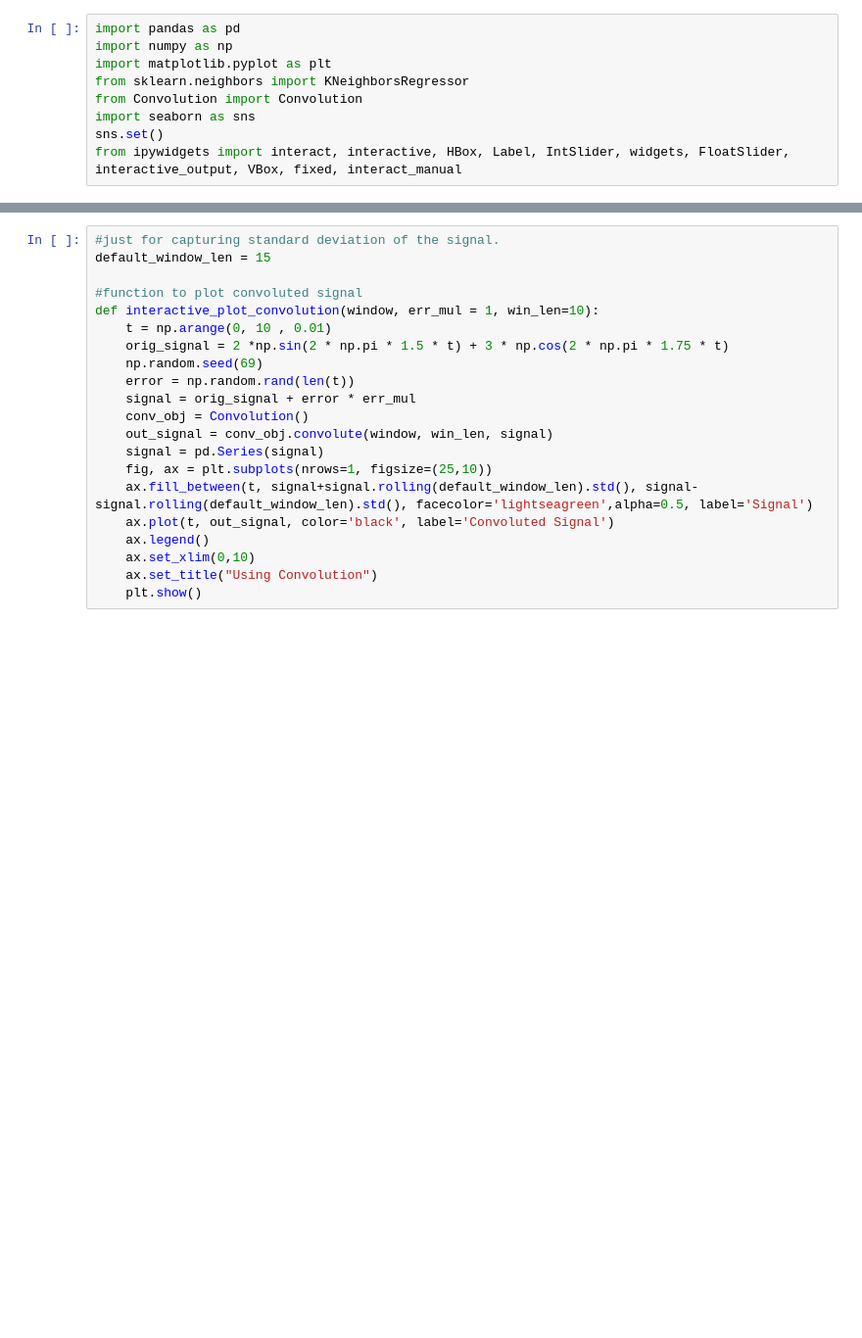
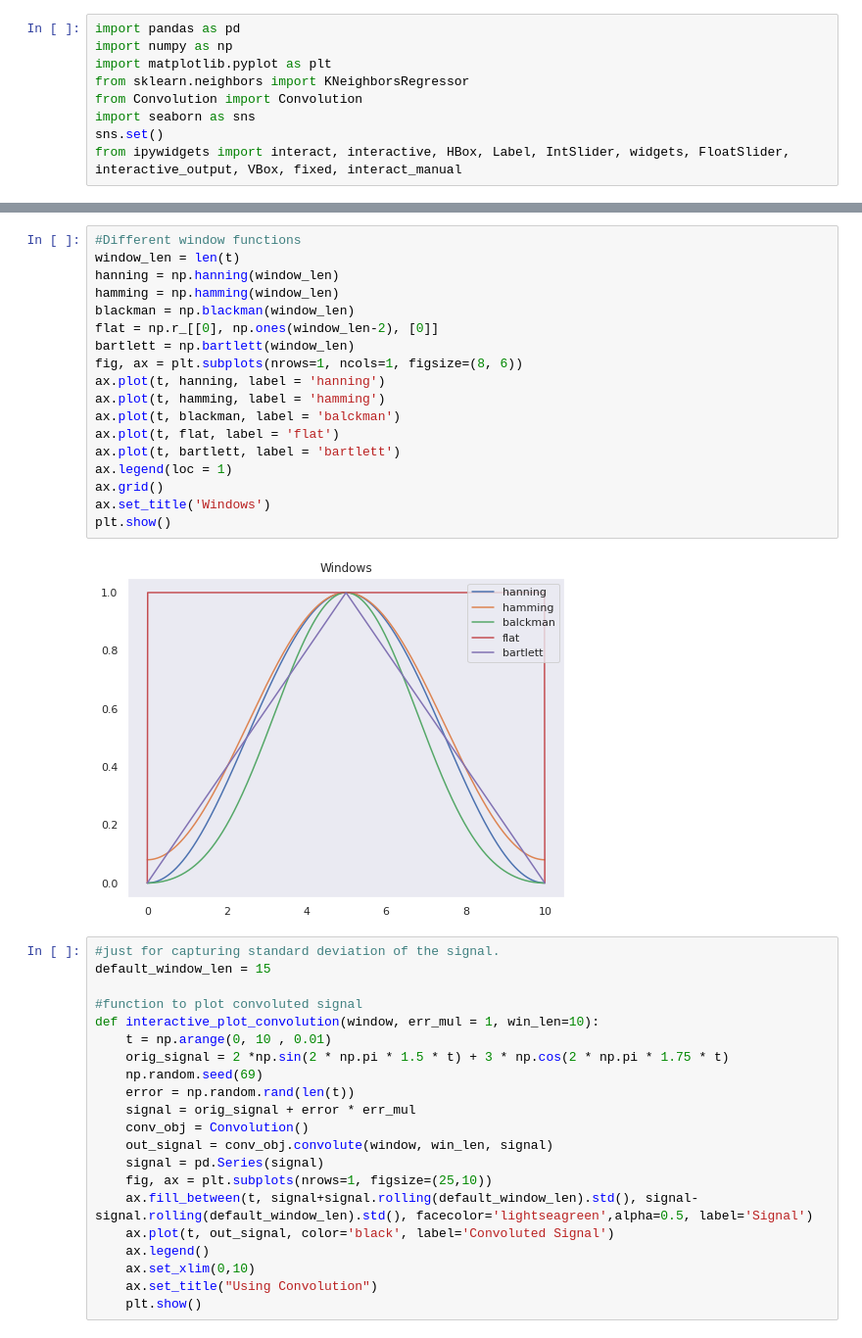
Before and after one commit to notsoharshdevisha/signal_processing, a Jupyter notebook: 1D_Signal_Processing.ipynb, the cells around one changed output, grey strips where cells are left out. Shown at 98% size. Drawn from its saved outputs; the diff is of its cells as text; blank space fills up the shorter version.

```diff
--- a/1D_Signal_Processing.ipynb
+++ b/1D_Signal_Processing.ipynb
@@ -33,3 +33,23 @@ plt.show()
+# %%
+#Different window functions
+window_len = len(t)
+hanning = np.hanning(window_len)
+hamming = np.hamming(window_len)
+blackman = np.blackman(window_len)
+flat = np.r_[[0], np.ones(window_len-2), [0]]
+bartlett = np.bartlett(window_len)
+fig, ax = plt.subplots(nrows=1, ncols=1, figsize=(8, 6))
+ax.plot(t, hanning, label = 'hanning')
+ax.plot(t, hamming, label = 'hamming')
+ax.plot(t, blackman, label = 'balckman')
+ax.plot(t, flat, label = 'flat')
+ax.plot(t, bartlett, label = 'bartlett')
+ax.legend(loc = 1)
+ax.grid()
+ax.set_title('Windows')
+plt.show()
+# %% [output]
+[figure, added]
 # %%
 #just for capturing standard deviation of the signal.
 default_window_len = 15
```
Also changed, not shown: parts of 4 cells of this notebook, 2 other files.
